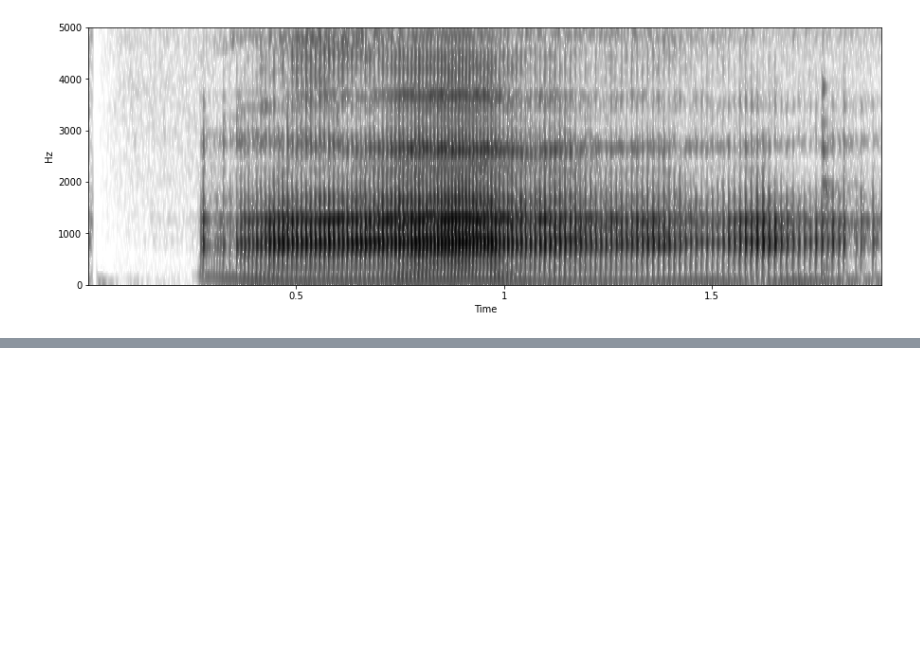
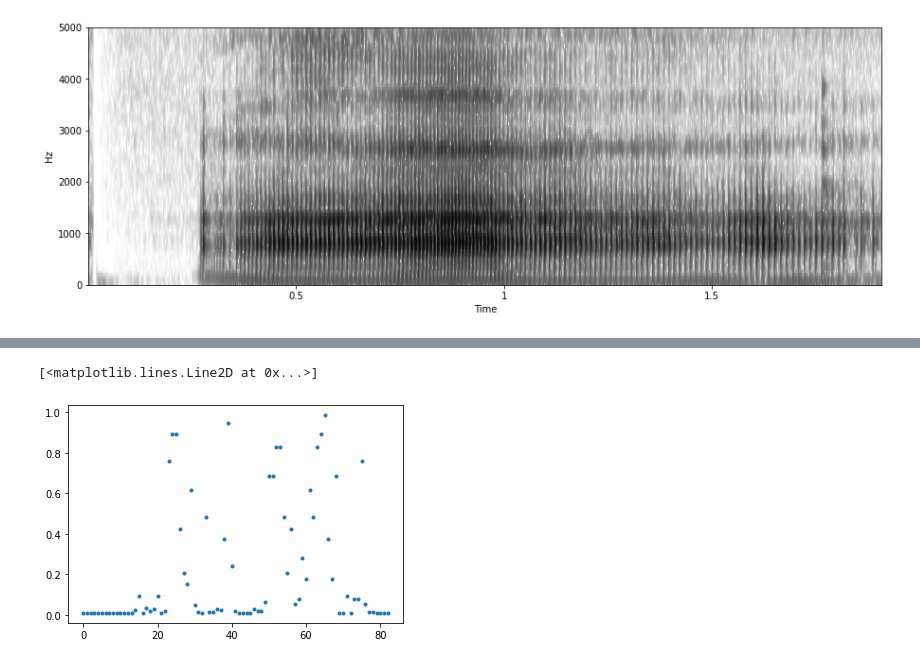
Before and after one commit to hsnam95/class2021Fall, a Jupyter notebook: sound_librosa.ipynb, the cells around one changed output, grey strips where cells are left out. Cells and saved outputs as stored; diff of their text form; code cells hidden in the pictures; blank space fills up the shorter version.

```diff
--- a/sound_librosa.ipynb
+++ b/sound_librosa.ipynb
@@ -38,0 +60,5 @@ plt.ylim((0,5000))
+# %%
+plt.plot(voiced_prob, '.')
+# %% [output]
+[<matplotlib.lines.Line2D at 0x...>]
+[figure, added]
```
Also changed, not shown: parts of 4 cells of this notebook.
